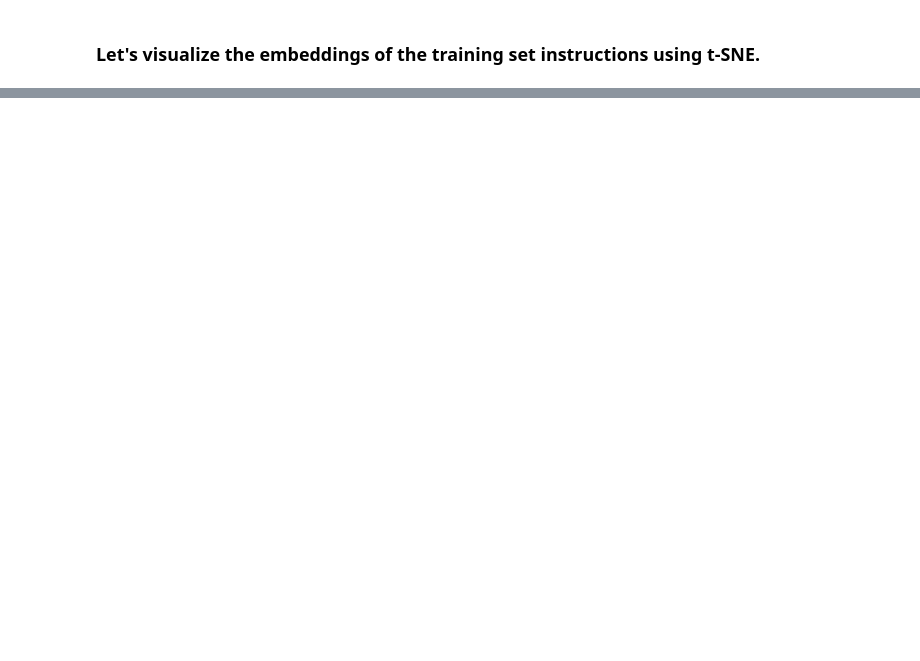
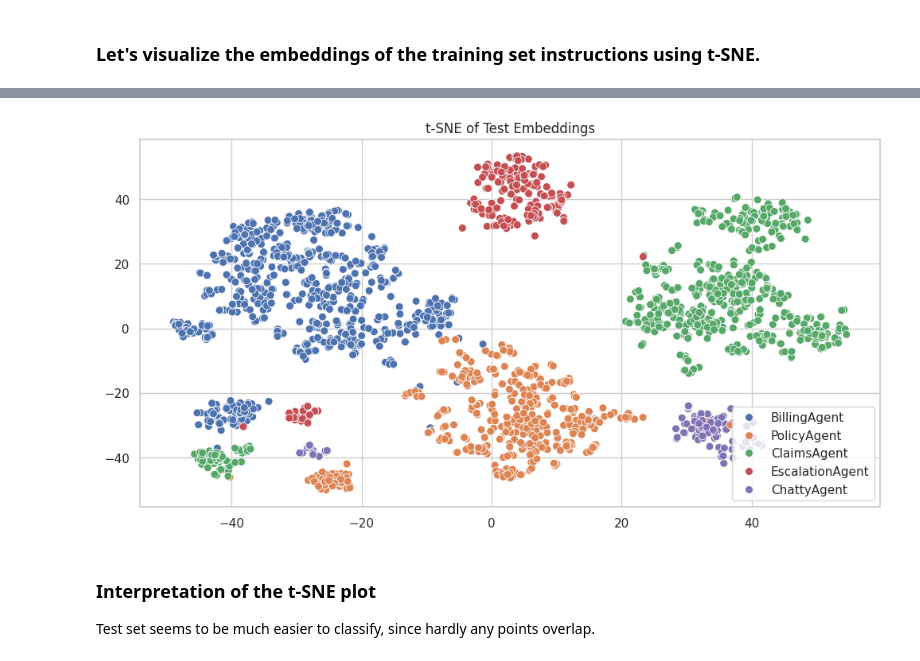
Before and after one commit to eggai-tech/EggAI, a Jupyter notebook: examples/multi_agent_human_chat/agents/triage/notebooks/exploratory_data_analysis.ipynb, the cells around one changed output, grey strips where cells are left out. Saved outputs shown, nothing was run; the diff lists cells and outputs as text; code cells hidden in the pictures; blank space fills up the shorter version.

```diff
--- a/examples/multi_agent_human_chat/agents/triage/notebooks/exploratory_data_analysis.ipynb
+++ b/examples/multi_agent_human_chat/agents/triage/notebooks/exploratory_data_analysis.ipynb
@@ -45,6 +66,6 @@ print(train_embeddings.shape)
 # %%
 # compute embeddings of the test instructions
-test_embeddings = model.encode(test_dataset["instruction"].values)
+test_embeddings = model.encode([item["conversation"] for item in test_dataset])
 # %%
 print(test_embeddings.shape)
 # %% [output]
@@ -69,0 +93,15 @@ plt.savefig("training_data_tsne.png", dpi=300)
+# %%
+# compute tsne of the test embeddings
+test_tsne = tsne.fit_transform(test_embeddings)
+# %%
+# plot tsne of the test embeddings together with the categories
+plt.figure(figsize=(12, 6))
+sns.scatterplot(x=test_tsne[:, 0], y=test_tsne[:, 1], hue=[item["target_agent"] for item in test_dataset], s=50)
+plt.title("t-SNE of Test Embeddings")
+# save the plot
+# plt.savefig("test_tsne.png", bbox_inches="tight")
+# %% [output]
+[figure, added]
+# %% [markdown]
+### Interpretation of the t-SNE plot
+Test set seems to be much easier to classify, since hardly any points overlap.
```
Also changed, not shown: parts of 13 cells of this notebook, 3 other files.
